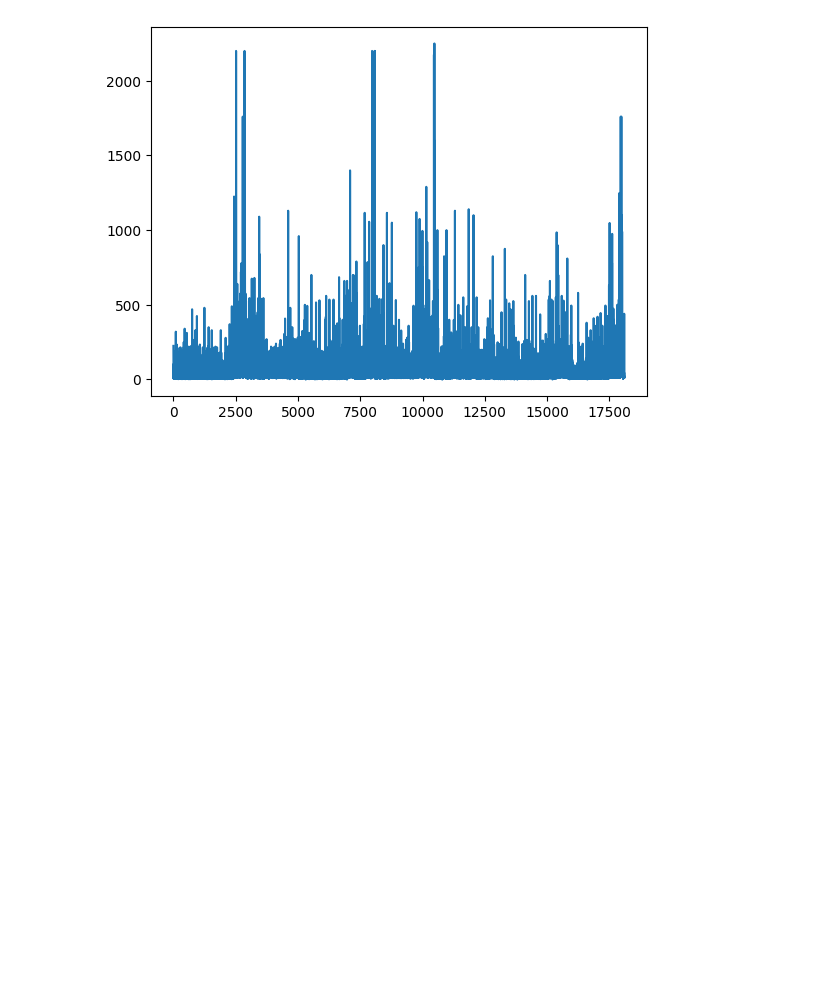
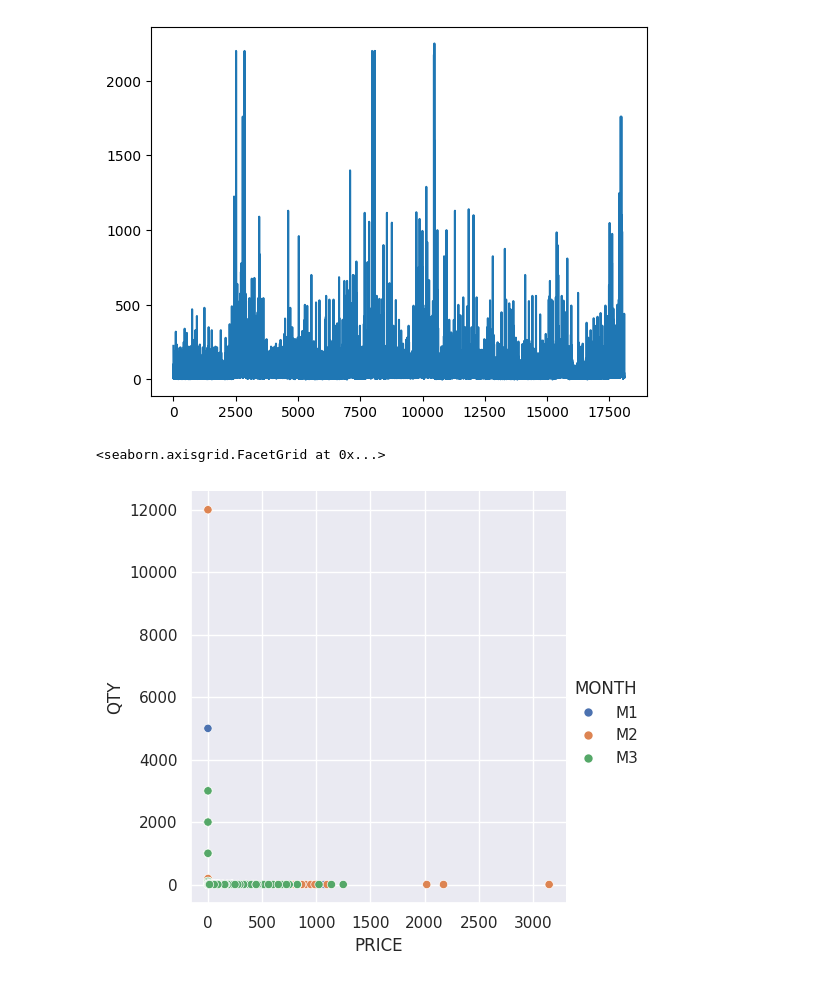
Before and after one commit to Sripriya145/Customer-Behavior-Analysis, a Jupyter notebook: Customer_Analysis.ipynb, the cells around one changed output. Cells and saved outputs as stored; diff of their text form; code cells hidden in the pictures; blank space fills up the shorter version.

```diff
--- a/Customer_Analysis.ipynb
+++ b/Customer_Analysis.ipynb
@@ -171,3 +173,24 @@ df['VALUE'].plot()
 # %% [output]
 <Axes: >
 [figure]
+# %%
+# Import seaborn
+import seaborn as sns
+
+# Apply the default theme
+sns.set_theme()
+
+# Load an example dataset
+tips = pd.read_csv("/content/Hackathon_Working_Data.csv")
+
+# Create a visualization
+
+sns.relplot(
+    data=tips,
+     x="PRICE", y="QTY",
+     hue="MONTH",
+
+)
+# %% [output]
+<seaborn.axisgrid.FacetGrid at 0x...>
+[figure, added]
```
Also changed, not shown: parts of 11 cells of this notebook.
